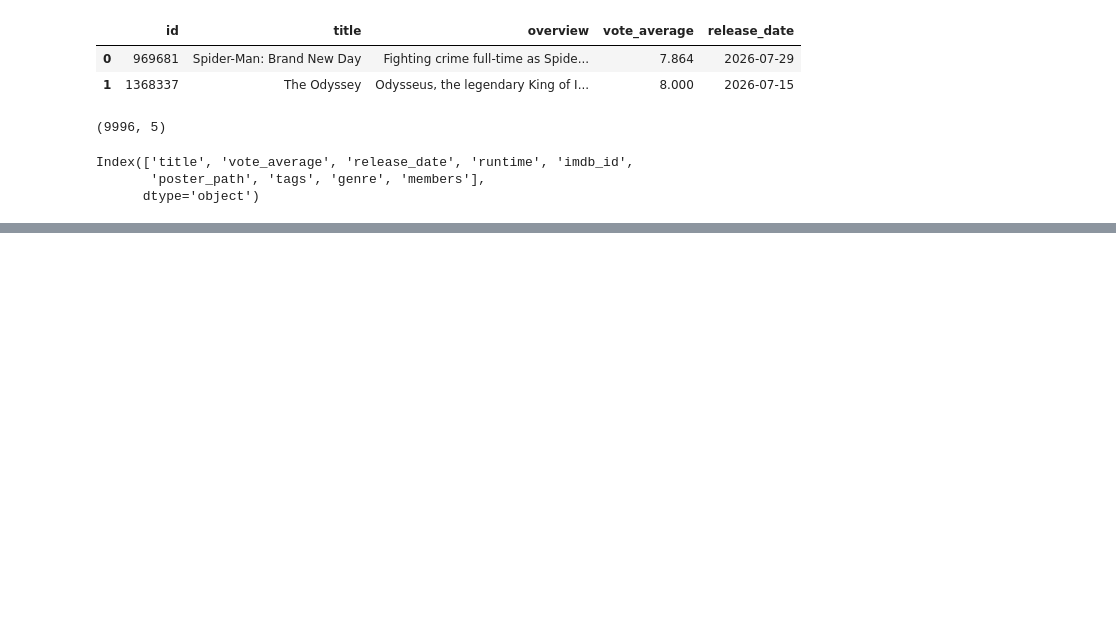
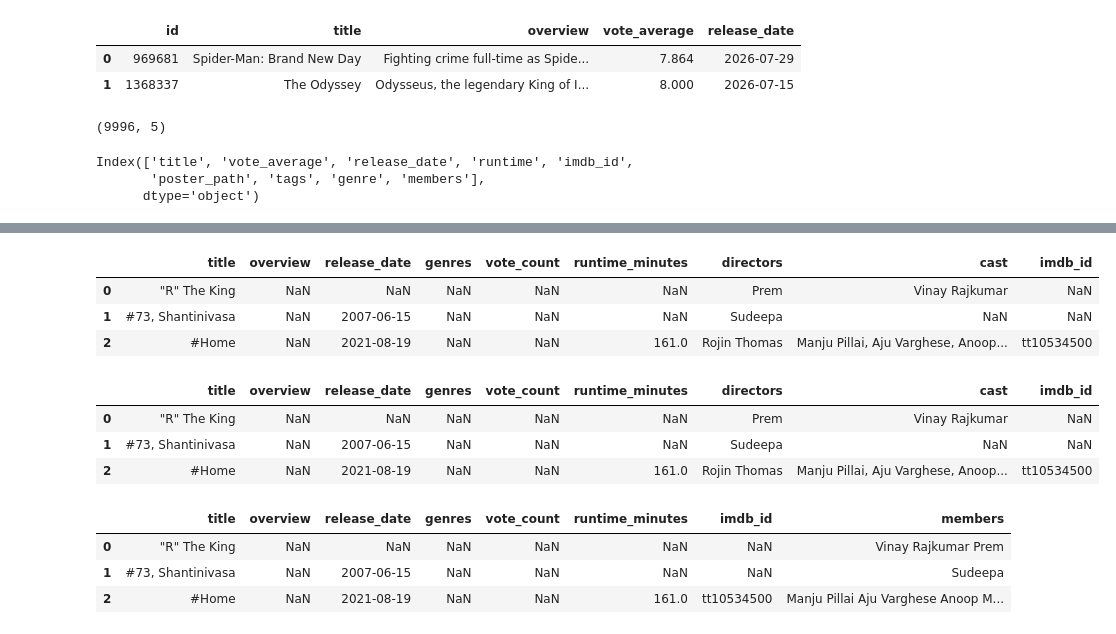
Before and after one commit to Pankaj-Jhajhria/Movie-Recommendation-System-FilmSense-, a Jupyter notebook: Notebooks/Dataset_Preparation.ipynb, the cells around one changed output, grey strips where cells are left out. Cells and saved outputs as stored; diff of their text form; code cells hidden in the pictures; blank space fills up the shorter version.

Commit message:
Add all 8 datasets together with keeping wealth in dataset.

```diff
--- a/Notebooks/Dataset_Preparation.ipynb
+++ b/Notebooks/Dataset_Preparation.ipynb
@@ -332,13 +332,41 @@ df2.head(2)
 | 1 | 157336 | Interstellar | 8.417 | 2014-11-05 | 169 | /pbrkL804c8yAv3zBZR4QPEafpAR.jpg | http://www.interstellarmovie.net/ | tt0816692 | /gEU2QniE6E77NI6lCU6MxlNBvIx.jpg | ... |
 # %%
 import pandas as pd
+import numpy as np
 
-def merge_datasets(df1, df2, subset_col='title'):
+def smart_merge(df1, df2, key='title', priority='df1'):
+    """
+    Merges two dataframes on `key`, combining duplicate rows by filling
+    nulls from one another instead of discarding data. When both sides
+    have a value, the `priority` dataset's value wins.
 
-    df_combined = pd.concat([df1, df2], axis=0, ignore_index=True, sort=False)
+    Parameters:
+        df1, df2 (pd.DataFrame): Dataframes to merge.
+        key (str): Column used to identify duplicate records (e.g. 'title').
+        priority (str): 'df1' or 'df2' — which dataset's non-null value
+                         wins when both have a value for the same column.
 
+    Returns:
+        pd.DataFrame: One row per unique key, with maximum info retained.
+    """
+    df1 = df1.copy()
+    df2 = df2.copy()
+    df1['__source__'] = 'df1'
+    df2['__source__'] = 'df2'
 
-    df_combined = df_combined.drop_duplicates(subset=subset_col, keep='first').reset_index(drop=True)
+    combined = pd.concat([df1, df2], axis=0, ignore_index=True, sort=False)
 
-    return df_combined
+    # Order rows so the priority dataset comes first within each group
+    order = ['df1', 'df2'] if priority == 'df1' else ['df2', 'df1']
+    combined['__source__'] = pd.Categorical(combined['__source__'], categories=order, ordered=True)
+    combined = combined.sort_values(by=[key, '__source__'])
+
+    other_cols = [c for c in combined.columns if c not in (key, '__source__')]
+
+    # For each column, take the first non-null value within the group
+    # (priority row's value wins if present, else falls back to the other row's)
+    agg_dict = {c: (lambda s: s.dropna().iloc[0] if s.notna().any() else np.nan) for c in other_cols}
+    result = combined.groupby(key, sort=False, as_index=False).agg(agg_dict)
+
+    return result
 # %%
@@ -420,0 +446,2 @@ df123.to_csv(r'C:\Users\panka\Downloads\AI_Engineer\Projects\Data\New\Dataset_d1
+# %%
+df4=pd.read_csv(r"C:\Users\panka\Downloads\AI_Engineer\Projects\Data\New\indian_movies_cleaned-selected-columns.csv")
@@ -420,0 +466,2 @@ df123.to_csv(r'C:\Users\panka\Downloads\AI_Engineer\Projects\Data\New\Dataset_d1
+# %%
+df5=pd.read_csv(r"C:\Users\panka\Downloads\AI_Engineer\Projects\Data\New\indian_cinema_dataset-selected-columns.csv")
@@ -420,0 +485,16 @@ df123.to_csv(r'C:\Users\panka\Downloads\AI_Engineer\Projects\Data\New\Dataset_d1
+# %%
+df45=smart_merge(df4,df5,key='title',priority='df4')
+# %%
+df45.head(3)
+# %% [output]
+|  | title | overview | release_date | genres | vote_count | runtime_minutes | directors | cast | imdb_id |
+| 0 | "R" The King | NaN | NaN | NaN | NaN | NaN | Prem | Vinay Rajkumar | NaN |
+| 1 | #73, Shantinivasa | NaN | 2007-06-15 | NaN | NaN | NaN | Sudeepa | NaN | NaN |
+| 2 | #Home | NaN | 2021-08-19 | NaN | NaN | 161.0 | Rojin Thomas | Manju Pillai, Aju Varghese, Anoop... | tt10534500 |
+# %%
+df45.head(3)
+# %% [output]
+|  | title | overview | release_date | genres | vote_count | runtime_minutes | directors | cast | imdb_id |
+| 0 | "R" The King | NaN | NaN | NaN | NaN | NaN | Prem | Vinay Rajkumar | NaN |
+| 1 | #73, Shantinivasa | NaN | 2007-06-15 | NaN | NaN | NaN | Sudeepa | NaN | NaN |
+| 2 | #Home | NaN | 2021-08-19 | NaN | NaN | 161.0 | Rojin Thomas | Manju Pillai, Aju Varghese, Anoop... | tt10534500 |
@@ -420,0 +505,7 @@ df123.to_csv(r'C:\Users\panka\Downloads\AI_Engineer\Projects\Data\New\Dataset_d1
+# %%
+df45.head(3)
+# %% [output]
+|  | title | overview | release_date | genres | vote_count | runtime_minutes | imdb_id | members |
+| 0 | "R" The King | NaN | NaN | NaN | NaN | NaN | NaN | Vinay Rajkumar Prem |
+| 1 | #73, Shantinivasa | NaN | 2007-06-15 | NaN | NaN | NaN | NaN | Sudeepa |
+| 2 | #Home | NaN | 2021-08-19 | NaN | NaN | 161.0 | tt10534500 | Manju Pillai Aju Varghese Anoop M... |
```
Also changed, not shown: parts of 109 cells of this notebook.
